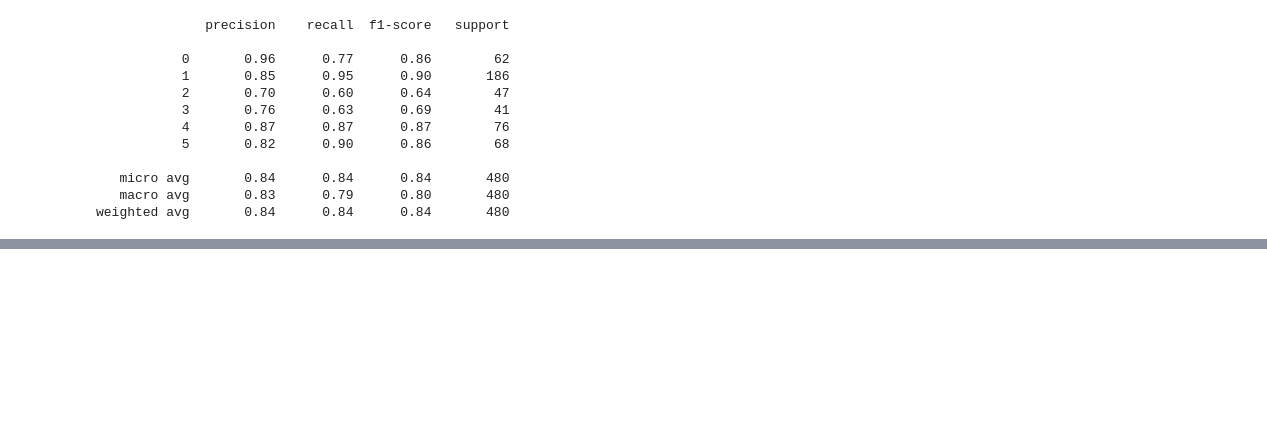
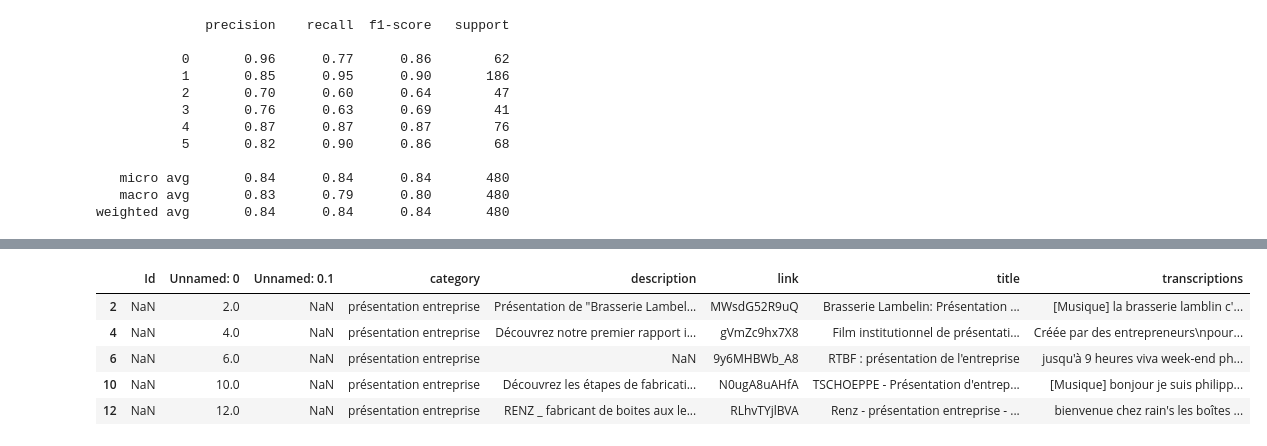
Before and after one commit to Remydeme/NLP-Topic-Classifier, a Jupyter notebook: yt_transcripts/EasyScraper/analyse_data.ipynb, the cells around one changed output, grey strips where cells are left out. Cells and saved outputs as stored; diff of their text form; code cells hidden in the pictures; blank space fills up the shorter version.

```diff
--- a/yt_transcripts/EasyScraper/analyse_data.ipynb
+++ b/yt_transcripts/EasyScraper/analyse_data.ipynb
@@ -171,0 +292,9 @@ weighted avg       0.84      0.84      0.84       480
+# %%
+concat_df.head()
+# %% [output]
+|  | Id | Unnamed: 0 | Unnamed: 0.1 | category | description | link | title | transcriptions |
+| 2 | NaN | 2.0 | NaN | présentation entreprise | Présentation de "Brasserie Lambel... | MWsdG52R9uQ | Brasserie Lambelin: Présentation ... | [Musique] la brasserie lamblin c'... |
+| 4 | NaN | 4.0 | NaN | présentation entreprise | Découvrez notre premier rapport i... | gVmZc9hx7X8 | Film institutionnel de présentati... | Créée par des entrepreneurs\npour... |
+| 6 | NaN | 6.0 | NaN | présentation entreprise | NaN | 9y6MHBWb_A8 | RTBF : présentation de l'entreprise | jusqu'à 9 heures viva week-end ph... |
+| 10 | NaN | 10.0 | NaN | présentation entreprise | Découvrez les étapes de fabricati... | N0ugA8uAHfA | TSCHOEPPE - Présentation d'entrep... | [Musique] bonjour je suis philipp... |
+| 12 | NaN | 12.0 | NaN | présentation entreprise | RENZ _ fabricant de boites aux le... | RLhvTYjlBVA | Renz - présentation entreprise - ... | bienvenue chez rain's les boîtes ... |
```
Also changed, not shown: parts of 24 cells of this notebook, 3 other files.
